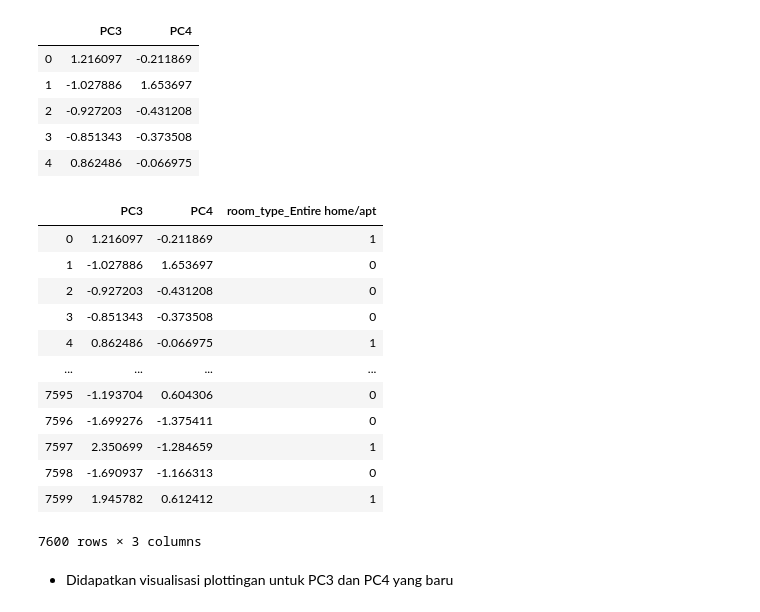
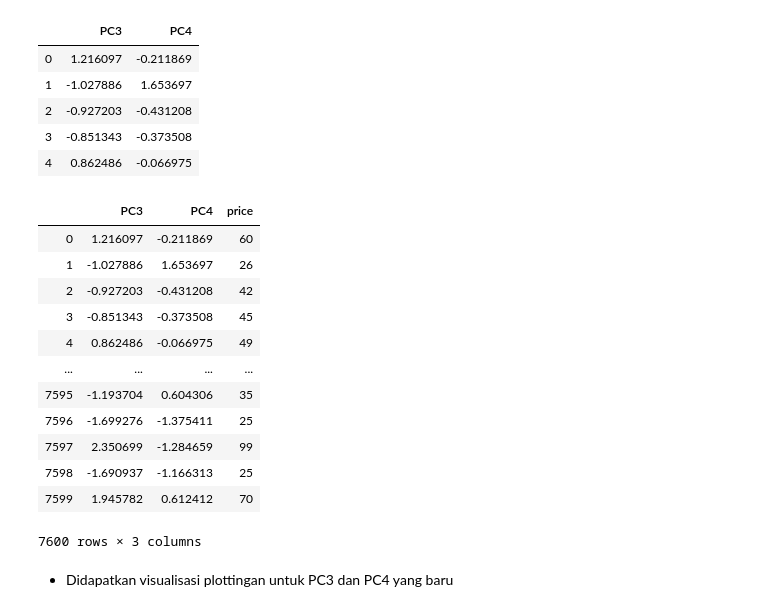
Before and after one commit to gestaporayhan/German-Airbnb-Machine-Learning, a Jupyter notebook: tubesmalin.ipynb, the cells around one changed output. Drawn from its saved outputs; the diff is of its cells as text; code cells hidden in the pictures.

```diff
--- a/tubesmalin.ipynb
+++ b/tubesmalin.ipynb
@@ -562,21 +563,21 @@ x_pca.head()
 | 3 | -0.851343 | -0.373508 |
 | 4 | 0.862486 | -0.066975 |
 # %%
-finalDF = pd.concat([x_pca, df[['room_type_Entire home/apt']]], axis = 1)
+finalDF = pd.concat([x_pca, df[['price']]], axis = 1)
 finalDF
 # %% [output]
-|  | PC3 | PC4 | room_type_Entire home/apt |
-| 0 | 1.216097 | -0.211869 | 1 |
-| 1 | -1.027886 | 1.653697 | 0 |
-| 2 | -0.927203 | -0.431208 | 0 |
-| 3 | -0.851343 | -0.373508 | 0 |
-| 4 | 0.862486 | -0.066975 | 1 |
+|  | PC3 | PC4 | price |
+| 0 | 1.216097 | -0.211869 | 60 |
+| 1 | -1.027886 | 1.653697 | 26 |
+| 2 | -0.927203 | -0.431208 | 42 |
+| 3 | -0.851343 | -0.373508 | 45 |
+| 4 | 0.862486 | -0.066975 | 49 |
 | ... | ... | ... | ... |
-| 7595 | -1.193704 | 0.604306 | 0 |
-| 7596 | -1.699276 | -1.375411 | 0 |
-| 7597 | 2.350699 | -1.284659 | 1 |
-| 7598 | -1.690937 | -1.166313 | 0 |
-| 7599 | 1.945782 | 0.612412 | 1 |
+| 7595 | -1.193704 | 0.604306 | 35 |
+| 7596 | -1.699276 | -1.375411 | 25 |
+| 7597 | 2.350699 | -1.284659 | 99 |
+| 7598 | -1.690937 | -1.166313 | 25 |
+| 7599 | 1.945782 | 0.612412 | 70 |
 7600 rows × 3 columns
 # %% [markdown]
 - Didapatkan visualisasi plottingan untuk PC3 dan PC4 yang baru
```
Also changed, not shown: parts of 26 cells of this notebook.
